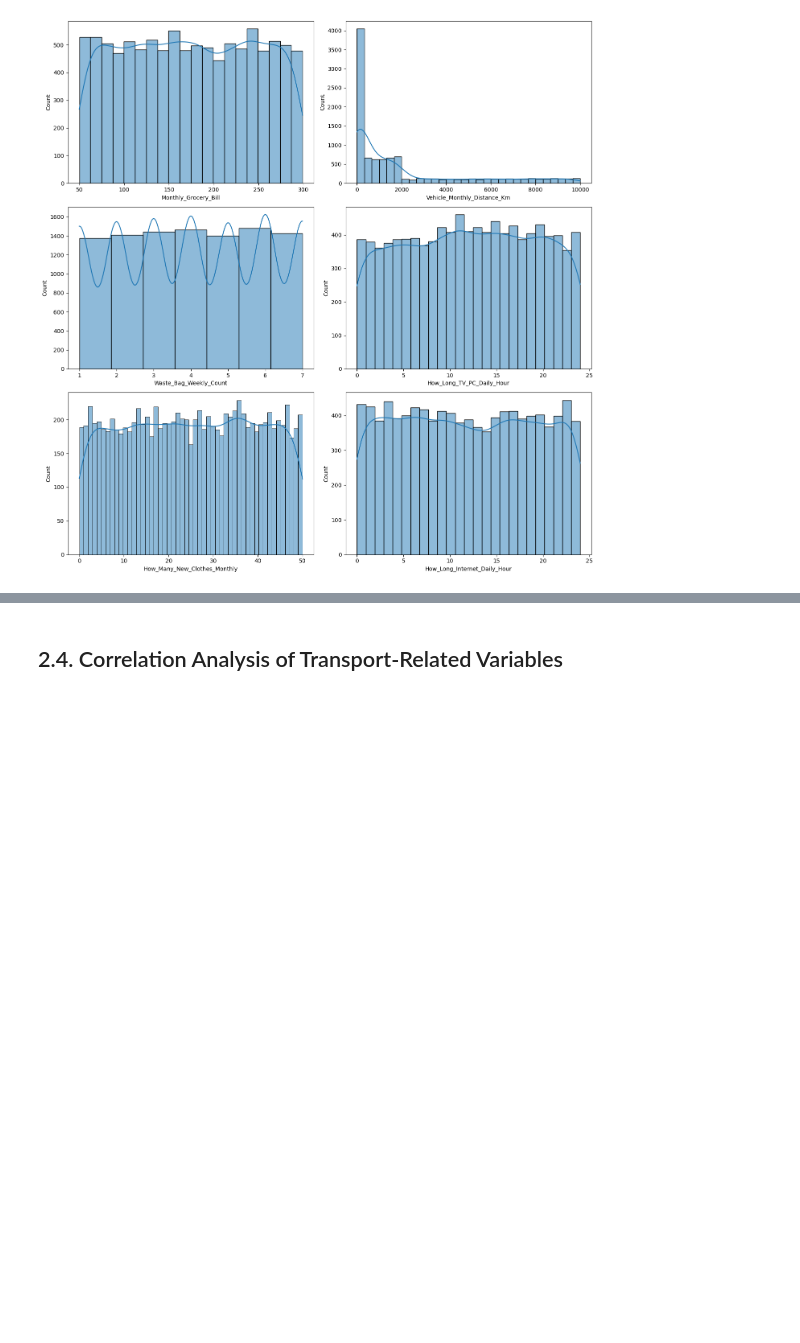
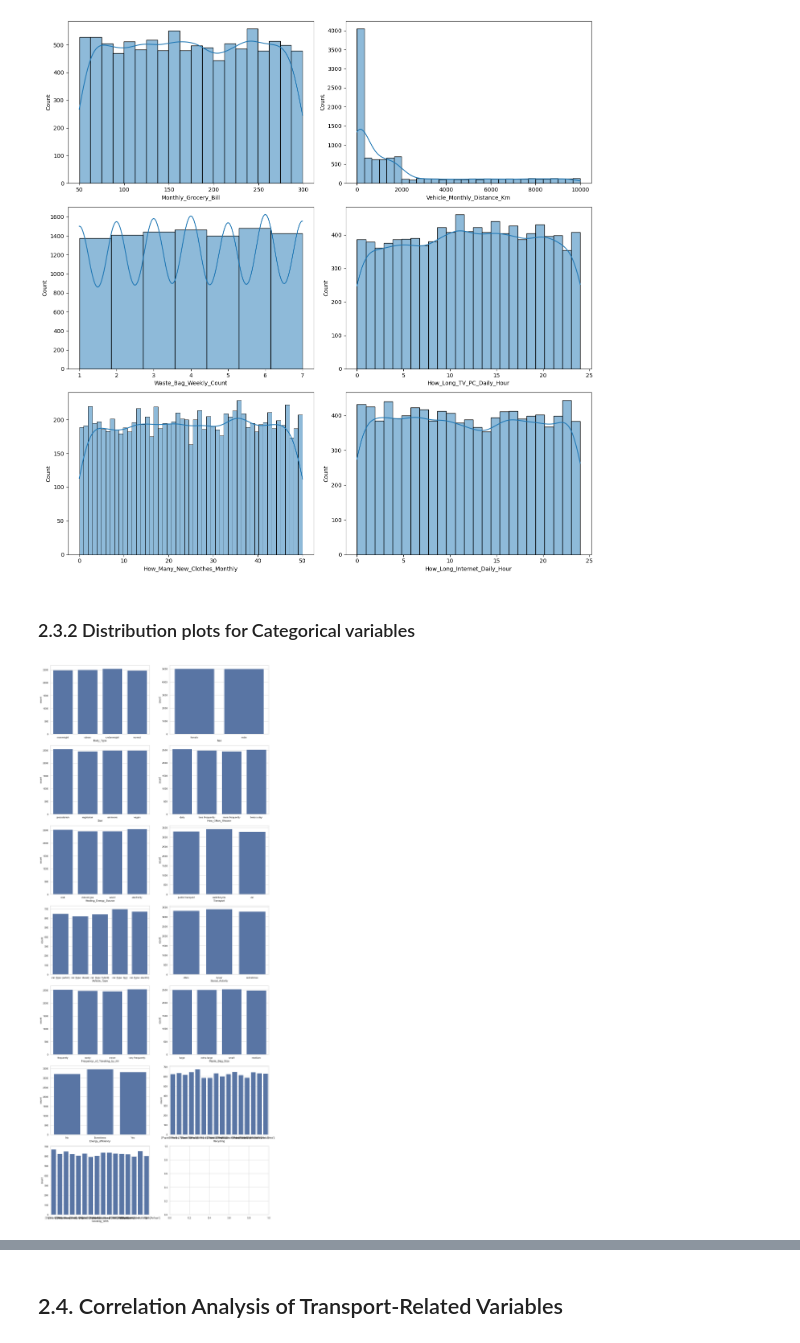
Before and after one commit to e-prossinger/CarbonFootprint_TechLab, a Jupyter notebook: shared_notebooks/model_linearRegression and EDA.ipynb, the cells around one changed output, grey strips where cells are left out. Cells and saved outputs as stored; diff of their text form; code cells hidden in the pictures; blank space fills up the shorter version.

Commit message:
distribution plot aus anderen Dokumenten reinkopiert

```diff
--- a/shared_notebooks/model_linearRegression and EDA.ipynb
+++ b/shared_notebooks/model_linearRegression and EDA.ipynb
@@ -201,9 +205,10 @@ pd.DataFrame(data)
 # Anpassen der Größe des gesamten Diagramms
 fig, axes = plt.subplots(nrows=3, ncols=2, figsize=(14, 14))
 
+numeric_columns = df.select_dtypes(include=[np.number]).drop('CarbonEmission',axis=1).columns.tolist()
 
 # Schleife zur Erstellung der Verteilungsplots für jede quantitative Variable
-for idx, col_name in enumerate(variables_quantitative):
+for idx, col_name in enumerate(numeric_columns):
     # Bestimme die aktuelle Achse für den Plot
     ax = axes[idx // 2, idx % 2]
 
@@ -228,3 +233,39 @@ plt.tight_layout()
 plt.show()
 # %% [output]
 [figure]
+# %% [markdown]
+### 2.3.2 Distribution plots for Categorical variables
+# %%
+
+# Liste der kategorischen Spalten erstellen
+categorical_columns = df.select_dtypes(include=['object', 'category']).columns.tolist()
+
+# Anzahl der kategorischen Spalten
+num_columns = len(categorical_columns)
+
+# Berechne die Anzahl der Zeilen, die für die Subplots benötigt werden, basierend auf 2 Spalten pro Zeile
+rows = math.ceil(num_columns / 2)
+
+# Größe der gesamten Grafik anpassen
+fig, axes = plt.subplots(nrows=rows, ncols=2, figsize=(15, rows * 5))
+
+
+
+# Schleife zur Visualisierung der Spalten in Countplots
+for idx, col in enumerate(categorical_columns):
+    # Bestimme die Position des Subplots auf der aktuellen Achse
+    ax = axes[idx // 2, idx % 2]
+
+    # Erstelle einen Countplot für die aktuelle Spalte auf der zugewiesenen Achse
+    sns.countplot(data=df, x=col, ax=ax)
+
+    # Füge einen Titel hinzu, der den Namen der Spalte enthält
+    #ax.set_title(f'Countplot of {col}')
+
+# Layout der Subplots so anpassen, dass es nicht zu Überlappungen kommt
+plt.tight_layout()
+
+# Zeige die gesamte Grafik an
+plt.show()
+# %% [output]
+[figure, added]
```
Also changed, not shown: parts of 13 cells of this notebook.
